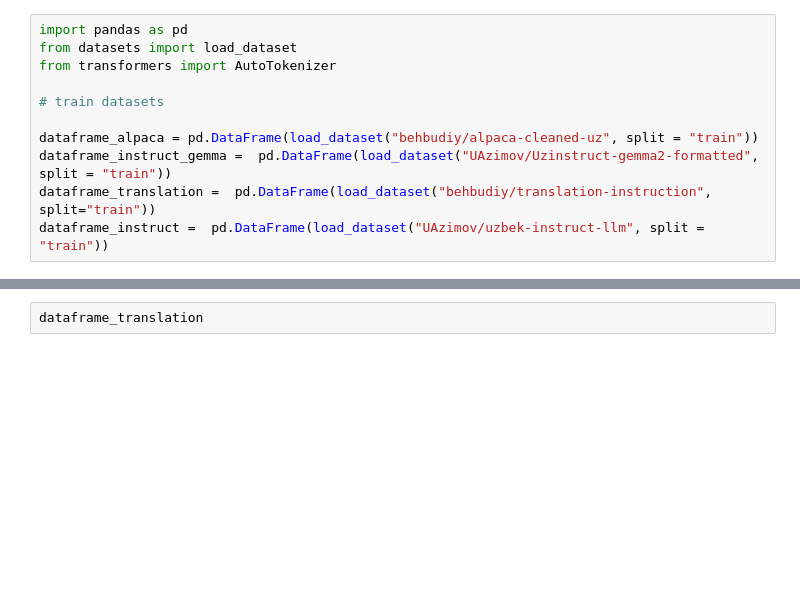
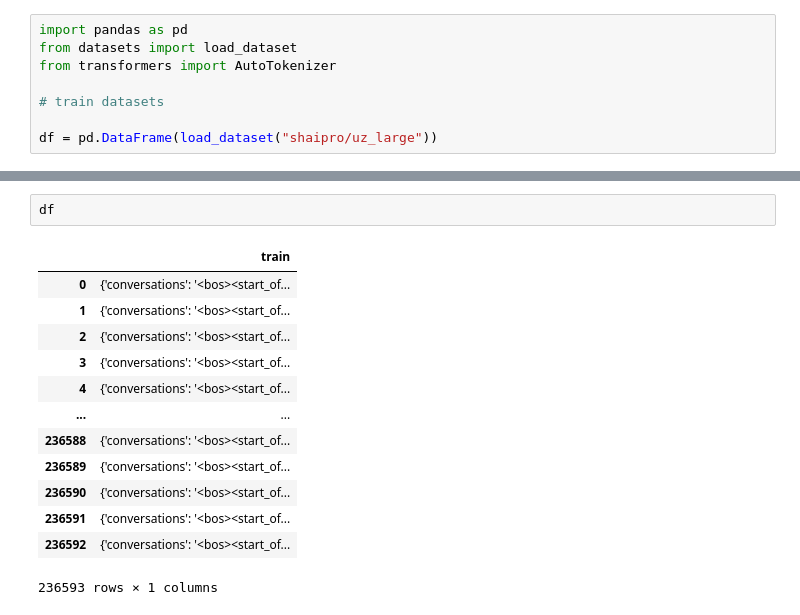
Before and after one commit to AskhatSBK/unsloth-script, a Jupyter notebook: preprocessing-data.ipynb, the cells around one changed output, grey strips where cells are left out. Cells and saved outputs as stored; diff of their text form; blank space fills up the shorter version.

```diff
--- a/preprocessing-data.ipynb
+++ b/preprocessing-data.ipynb
@@ -5,7 +5,4 @@ from transformers import AutoTokenizer
 
 # train datasets
 
-dataframe_alpaca = pd.DataFrame(load_dataset("behbudiy/alpaca-cleaned-uz", split = "train"))
-dataframe_instruct_gemma =  pd.DataFrame(load_dataset("UAzimov/Uzinstruct-gemma2-formatted", split = "train"))
-dataframe_translation =  pd.DataFrame(load_dataset("behbudiy/translation-instruction", split="train"))
-dataframe_instruct =  pd.DataFrame(load_dataset("UAzimov/uzbek-instruct-llm", split = "train"))
+df = pd.DataFrame(load_dataset("shaipro/uz_large"))
@@ -135,2 +9,16 @@ dataframe_instruct_gemma
-# %%
-dataframe_translation
+# %%
+df
+# %% [output]
+|  | train |
+| 0 | {'conversations': '<bos><start_of... |
+| 1 | {'conversations': '<bos><start_of... |
+| 2 | {'conversations': '<bos><start_of... |
+| 3 | {'conversations': '<bos><start_of... |
+| 4 | {'conversations': '<bos><start_of... |
+| ... | ... |
+| 236588 | {'conversations': '<bos><start_of... |
+| 236589 | {'conversations': '<bos><start_of... |
+| 236590 | {'conversations': '<bos><start_of... |
+| 236591 | {'conversations': '<bos><start_of... |
+| 236592 | {'conversations': '<bos><start_of... |
+236593 rows × 1 columns
```
Also changed, not shown: parts of 6 cells of this notebook, 1 other file.
